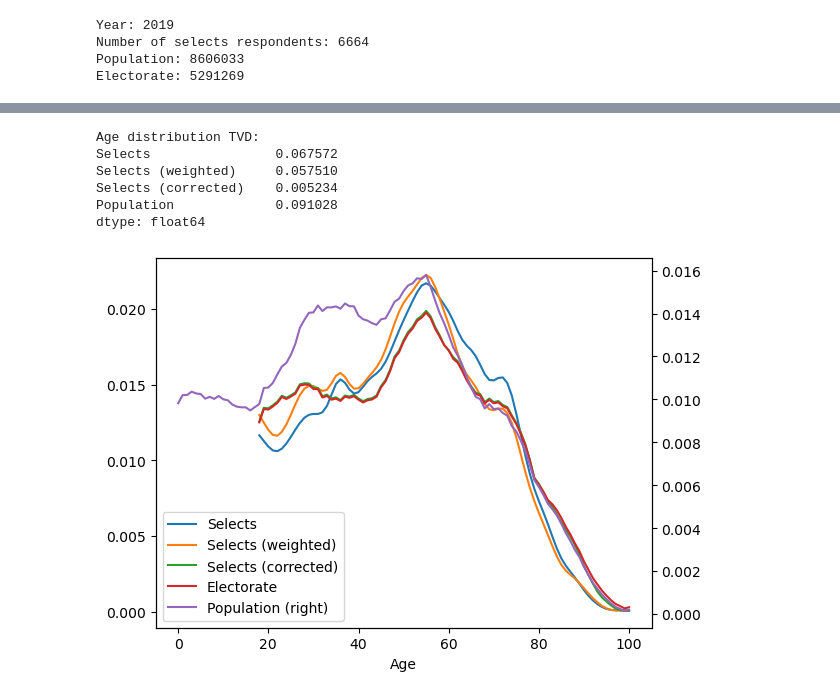
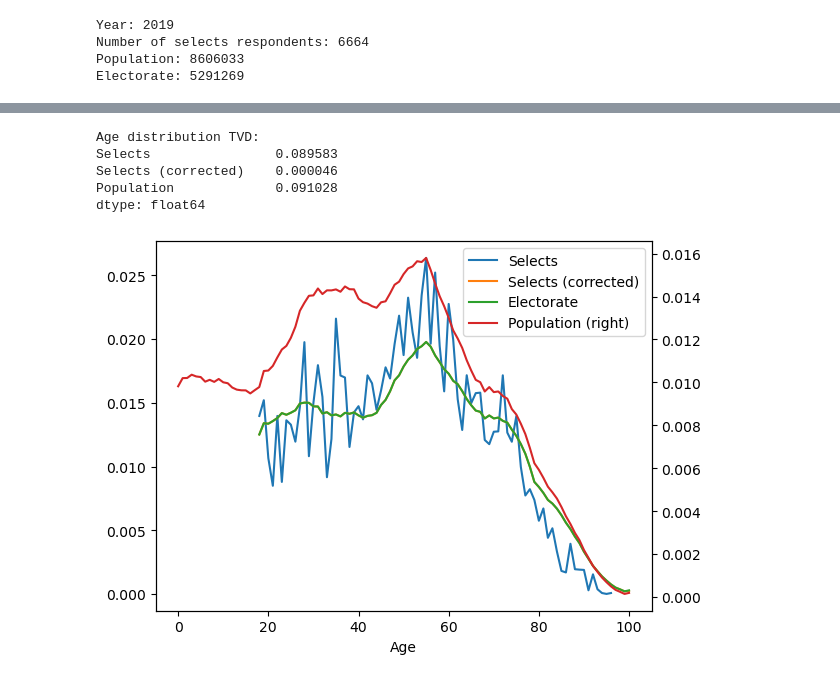
Before and after one commit to tschai-yim/swiss-elections-study, a Jupyter notebook: respondents_vs_population.ipynb, the cells around one changed output, grey strips where cells are left out. Cells and saved outputs as stored; diff of their text form; code cells hidden in the pictures.

```diff
--- a/respondents_vs_population.ipynb
+++ b/respondents_vs_population.ipynb
@@ -30,24 +30,3 @@ Year: 2019
 Number of selects respondents: 6664
 Population: 8606033
 Electorate: 5291269
-# %%
-def merge_proportional(distribution: pd.Series, *distributions: tuple[pd.Series, ...]) -> pd.DataFrame:
-    distributions = [distribution] + list(distributions)
-    return pd.concat([d / d.sum() for d in distributions], axis=1)
-
-
-def calculate_tvd(distribution: pd.DataFrame, reference: str) -> pd.Series:
-    """
-    Calculate Total Variation Distance between each column and a reference column.
-
-    Args:
-        distribution: DataFrame with probability distributions in columns
-        reference: Name of the reference column to compare against
-
-    Returns:
-        Series with TVD values for each non-reference column
-    """
-    return pd.Series({
-        column: (0.5 * (distribution[column] - distribution[reference]).abs().sum())
-        for column in distribution.columns if column != reference
-    })
@@ -241,29 +38,31 @@ Total error margin: 0.006281114250578969
+# %%
+import data.selects as selects_module
+
+importlib.reload(selects_module)
+
+corrected_selects_year_df = selects_module.post_process_selects(selects_year_df, electorate_year_df)
 # %%
-selects_age = age_smoothed_selects_year_df.groupby(AGE_ATTR) \
-    ['weightc'].sum().rename('Selects')
-weighted_selects_age = age_smoothed_selects_year_df.groupby(AGE_ATTR) \
-    ['weighttot'].sum().rename('Selects (weighted)')
-corrected_selects_age = corrected_age_smoothed_selects_year_df.groupby(AGE_ATTR) \
-    ['weightc'].sum().rename('Selects (corrected)')
+selects_age = selects_year_df.groupby(AGE_ATTR) \
+    ['weighttot'].sum().rename('Selects')
+corrected_selects_age = corrected_selects_year_df.groupby(AGE_ATTR) \
+    ['weighttot'].sum().rename('Selects (corrected)')
 
 electorate_age = electorate_year_df.groupby(AGE_ATTR)[POPULATION_ATTR].sum().rename('Electorate')
 population_age = population_year_df.groupby(AGE_ATTR)[POPULATION_ATTR].sum().rename('Population')
 
 merge_proportional(
-    selects_age, weighted_selects_age, corrected_selects_age, electorate_age, population_age
+    selects_age, corrected_selects_age, electorate_age, population_age
 ).sort_index().plot(secondary_y='Population')
 
 # Calculate Total Variation Distance from electorate for all distributions
-age_distribution = merge_proportional(selects_age, weighted_selects_age, corrected_selects_age, electorate_age,
-                                      population_age)
+age_distribution = merge_proportional(selects_age, corrected_selects_age, electorate_age, population_age)
 print('Age distribution TVD:')
-print(calculate_tvd(age_distribution, 'Electorate'))
+print(total_variance_distance(age_distribution, 'Electorate'))
 # %% [output]
 Age distribution TVD:
-Selects                0.067572
-Selects (weighted)     0.057510
-Selects (corrected)    0.005234
+Selects                0.089583
+Selects (corrected)    0.000046
 Population             0.091028
 dtype: float64
-[figure, old version]
+[figure, new version]
 # %%
```
Also changed, not shown: parts of 15 cells of this notebook, 12 other files.
